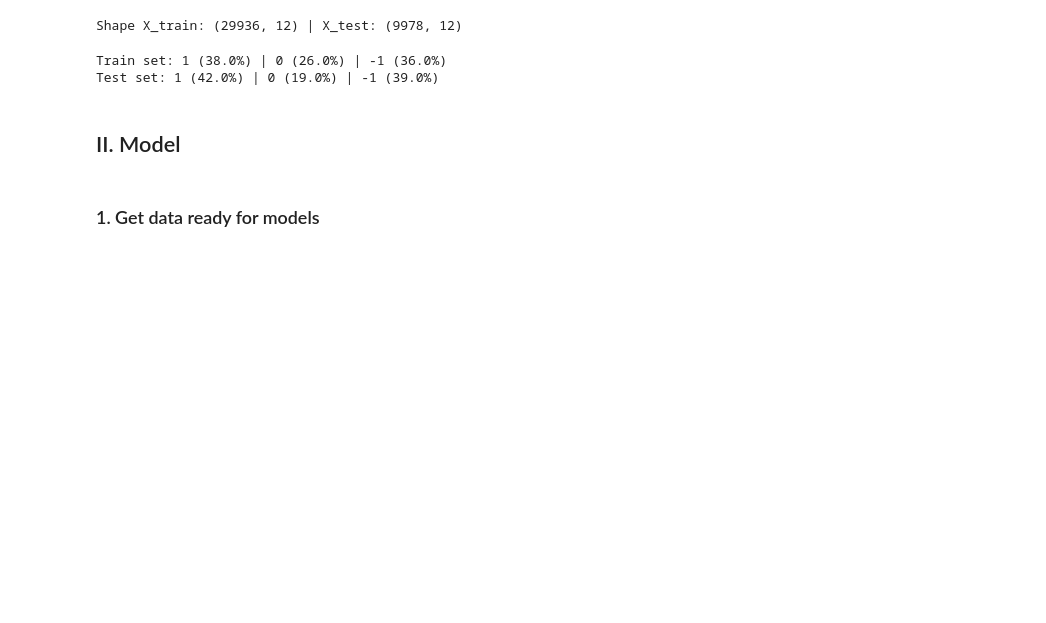
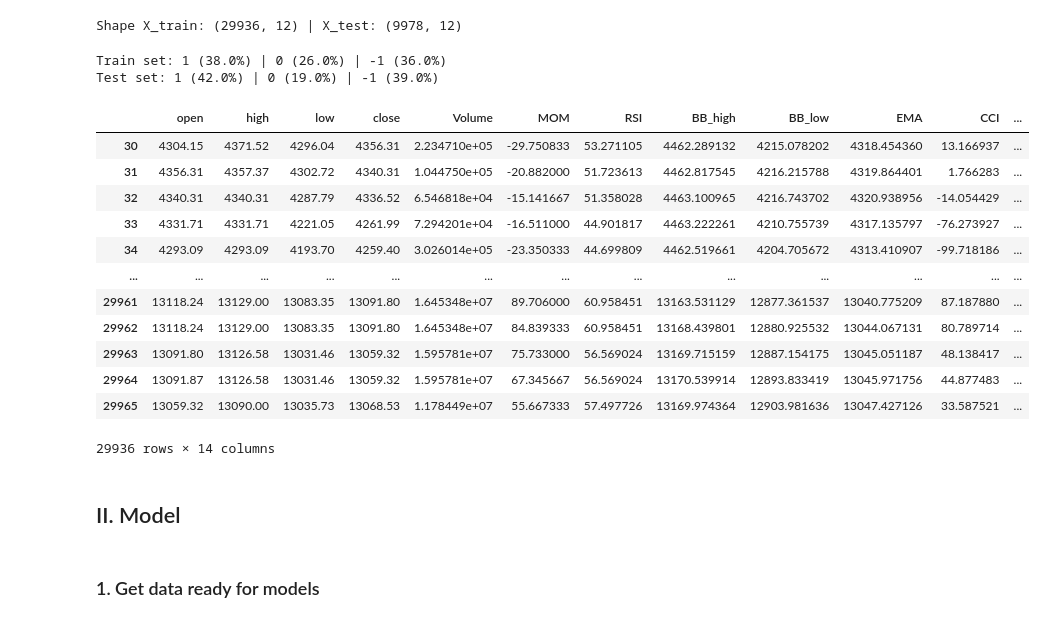
Before and after one commit to KhelifaAmeur/ML-trading-strategies, a Jupyter notebook: test_GradientBoosting.ipynb, the cells around one changed output. Cells and saved outputs as stored; diff of their text form; code cells hidden in the pictures; blank space fills up the shorter version.

```diff
--- a/test_GradientBoosting.ipynb
+++ b/test_GradientBoosting.ipynb
@@ -86,6 +86,22 @@ Test set: 1 (42.0%) | 0 (19.0%) | -1 (39.0%)
 # %%
 #display(train_data.head(2))
 #display(test_data.head(2))
+# %%
+train_data
+# %% [output]
+|  | open | high | low | close | Volume | MOM | RSI | BB_high | BB_low | EMA | CCI | ... |
+| 30 | 4304.15 | 4371.52 | 4296.04 | 4356.31 | 2.234710e+05 | -29.750833 | 53.271105 | 4462.289132 | 4215.078202 | 4318.454360 | 13.166937 | ... |
+| 31 | 4356.31 | 4357.37 | 4302.72 | 4340.31 | 1.044750e+05 | -20.882000 | 51.723613 | 4462.817545 | 4216.215788 | 4319.864401 | 1.766283 | ... |
+| 32 | 4340.31 | 4340.31 | 4287.79 | 4336.52 | 6.546818e+04 | -15.141667 | 51.358028 | 4463.100965 | 4216.743702 | 4320.938956 | -14.054429 | ... |
+| 33 | 4331.71 | 4331.71 | 4221.05 | 4261.99 | 7.294201e+04 | -16.511000 | 44.901817 | 4463.222261 | 4210.755739 | 4317.135797 | -76.273927 | ... |
+| 34 | 4293.09 | 4293.09 | 4193.70 | 4259.40 | 3.026014e+05 | -23.350333 | 44.699809 | 4462.519661 | 4204.705672 | 4313.410907 | -99.718186 | ... |
+| ... | ... | ... | ... | ... | ... | ... | ... | ... | ... | ... | ... | ... |
+| 29961 | 13118.24 | 13129.00 | 13083.35 | 13091.80 | 1.645348e+07 | 89.706000 | 60.958451 | 13163.531129 | 12877.361537 | 13040.775209 | 87.187880 | ... |
+| 29962 | 13118.24 | 13129.00 | 13083.35 | 13091.80 | 1.645348e+07 | 84.839333 | 60.958451 | 13168.439801 | 12880.925532 | 13044.067131 | 80.789714 | ... |
+| 29963 | 13091.80 | 13126.58 | 13031.46 | 13059.32 | 1.595781e+07 | 75.733000 | 56.569024 | 13169.715159 | 12887.154175 | 13045.051187 | 48.138417 | ... |
+| 29964 | 13091.87 | 13126.58 | 13031.46 | 13059.32 | 1.595781e+07 | 67.345667 | 56.569024 | 13170.539914 | 12893.833419 | 13045.971756 | 44.877483 | ... |
+| 29965 | 13059.32 | 13090.00 | 13035.73 | 13068.53 | 1.178449e+07 | 55.667333 | 57.497726 | 13169.974364 | 12903.981636 | 13047.427126 | 33.587521 | ... |
+29936 rows × 14 columns
 # %% [markdown]
 ## II. Model
 # %% [markdown]
```
Also changed, not shown: parts of 2 cells of this notebook, 3 other files.
